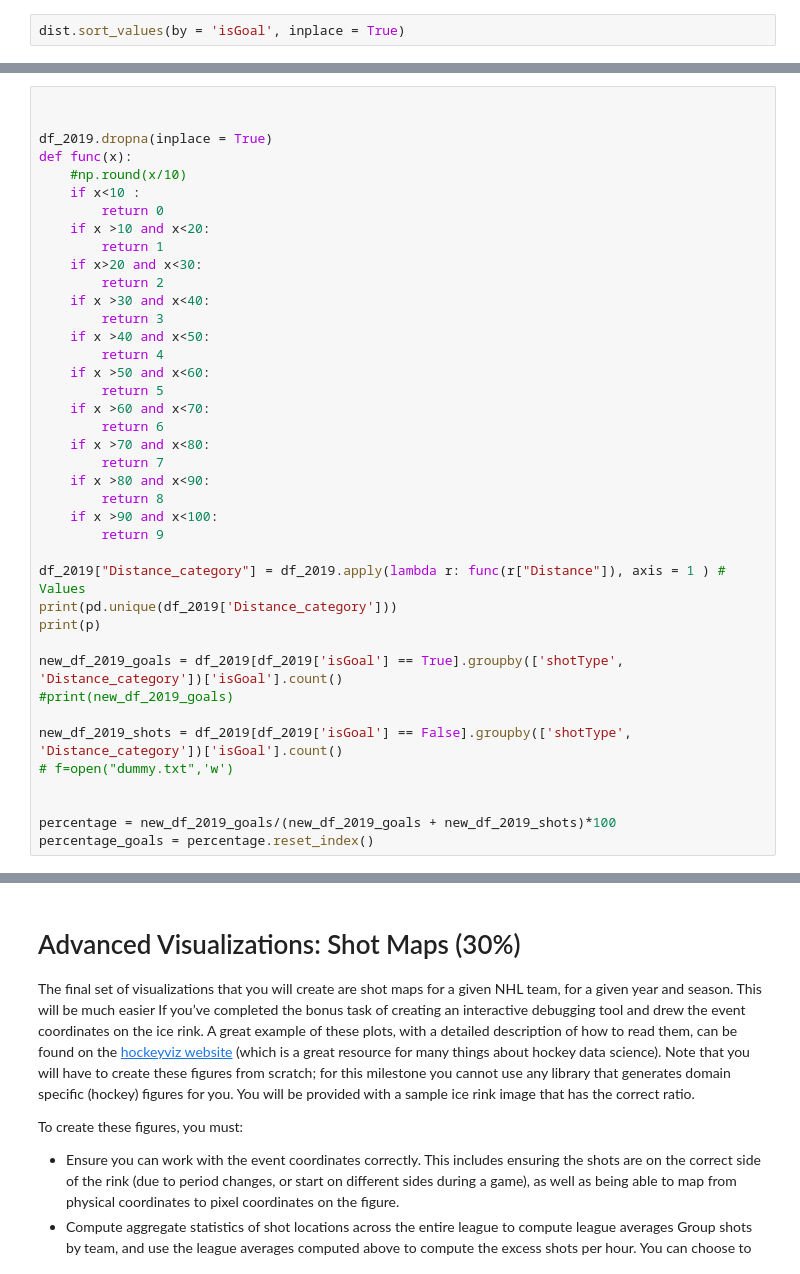
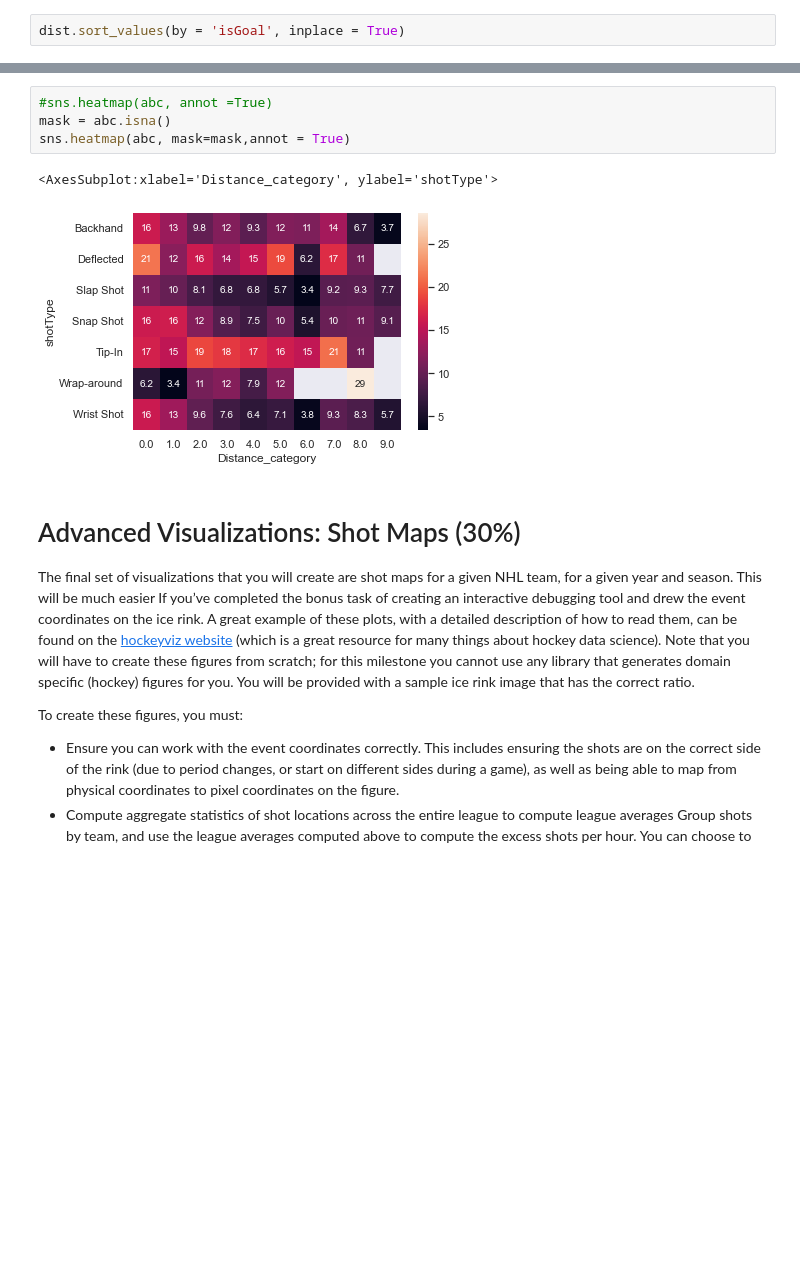
Before and after one commit to Jawing/ift6758-project-template-main, a Jupyter notebook: milestone1-Abhay.ipynb, the cells around one changed output, grey strips where cells are left out. Drawn from its saved outputs; the diff is of its cells as text; blank space fills up the shorter version.

```diff
--- a/milestone1-Abhay.ipynb
+++ b/milestone1-Abhay.ipynb
@@ -962,40 +940,0 @@ df_2019
-# %%
-
-
-df_2019.dropna(inplace = True)
-def func(x):
-    #np.round(x/10)
-    if x<10 :
-        return 0
-    if x >10 and x<20:
-        return 1
-    if x>20 and x<30:
-        return 2
-    if x >30 and x<40:
-        return 3
-    if x >40 and x<50:
-        return 4
-    if x >50 and x<60:
-        return 5
-    if x >60 and x<70:
-        return 6
-    if x >70 and x<80:
-        return 7
-    if x >80 and x<90:
-        return 8
-    if x >90 and x<100:
-        return 9
-
-df_2019["Distance_category"] = df_2019.apply(lambda r: func(r["Distance"]), axis = 1 ) # Values
-print(pd.unique(df_2019['Distance_category']))
-print(p)
-
-new_df_2019_goals = df_2019[df_2019['isGoal'] == True].groupby(['shotType', 'Distance_category'])['isGoal'].count()
-#print(new_df_2019_goals)
-
-new_df_2019_shots = df_2019[df_2019['isGoal'] == False].groupby(['shotType', 'Distance_category'])['isGoal'].count()
-# f=open("dummy.txt",'w')
-
-
-percentage = new_df_2019_goals/(new_df_2019_goals + new_df_2019_shots)*100
-percentage_goals = percentage.reset_index()
@@ -1027,3 +1029,10 @@ sns.heatmap(abc, annot =True)
+# %%
+#sns.heatmap(abc, annot =True)
+mask = abc.isna()
+sns.heatmap(abc, mask=mask,annot = True)
+# %% [output]
+<AxesSubplot:xlabel='Distance_category', ylabel='shotType'>
+[figure, added]
 # %% [markdown]
 # Advanced Visualizations: Shot Maps (30%)
 
```
Also changed, not shown: parts of 34 cells of this notebook.
